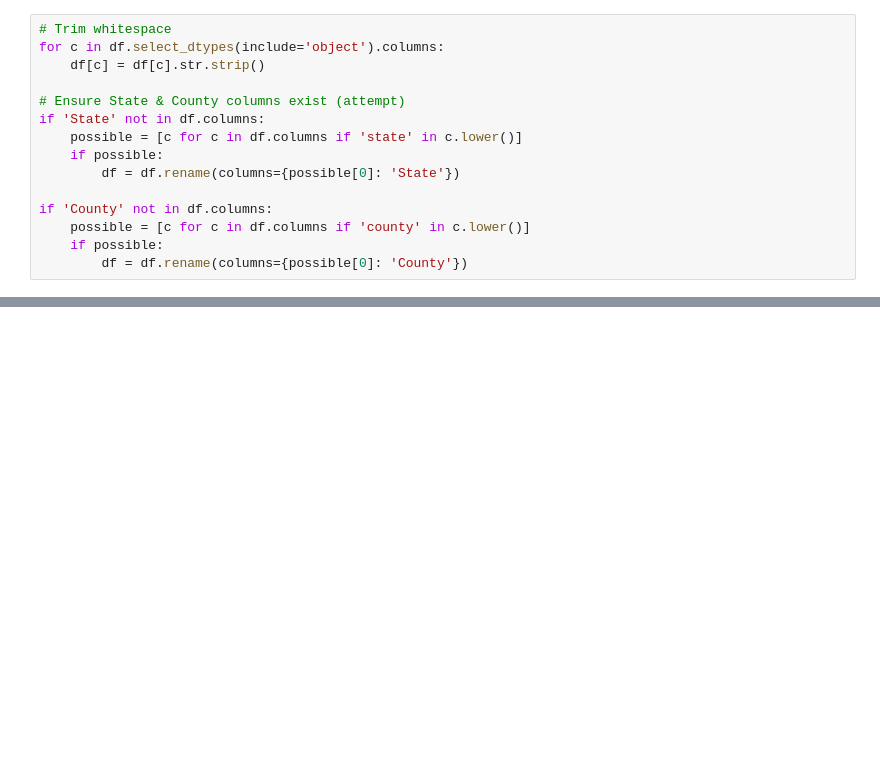
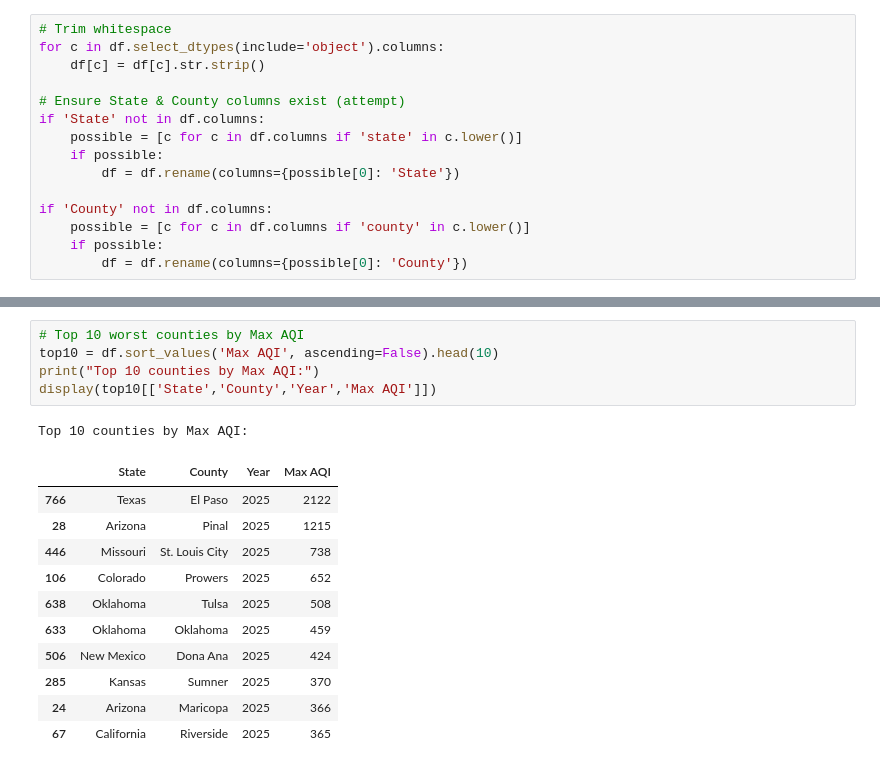
Before and after one commit to INDERJEET-KAUR-25/Air-Quality-Trend-Analysis-and-AQI-Prediction, a Jupyter notebook: data_preprocessing.ipynb, the cells around one changed output, grey strips where cells are left out. Saved outputs shown, nothing was run; the diff lists cells and outputs as text; blank space fills up the shorter version.

```diff
--- a/data_preprocessing.ipynb
+++ b/data_preprocessing.ipynb
@@ -99,0 +163,18 @@ After canonicalization shape: (933, 18)
+# %%
+# Top 10 worst counties by Max AQI
+top10 = df.sort_values('Max AQI', ascending=False).head(10)
+print("Top 10 counties by Max AQI:")
+display(top10[['State','County','Year','Max AQI']])
+# %% [output]
+Top 10 counties by Max AQI:
+|  | State | County | Year | Max AQI |
+| 766 | Texas | El Paso | 2025 | 2122 |
+| 28 | Arizona | Pinal | 2025 | 1215 |
+| 446 | Missouri | St. Louis City | 2025 | 738 |
+| 106 | Colorado | Prowers | 2025 | 652 |
+| 638 | Oklahoma | Tulsa | 2025 | 508 |
+| 633 | Oklahoma | Oklahoma | 2025 | 459 |
+| 506 | New Mexico | Dona Ana | 2025 | 424 |
+| 285 | Kansas | Sumner | 2025 | 370 |
+| 24 | Arizona | Maricopa | 2025 | 366 |
+| 67 | California | Riverside | 2025 | 365 |
```
Also changed, not shown: parts of 8 cells of this notebook.
